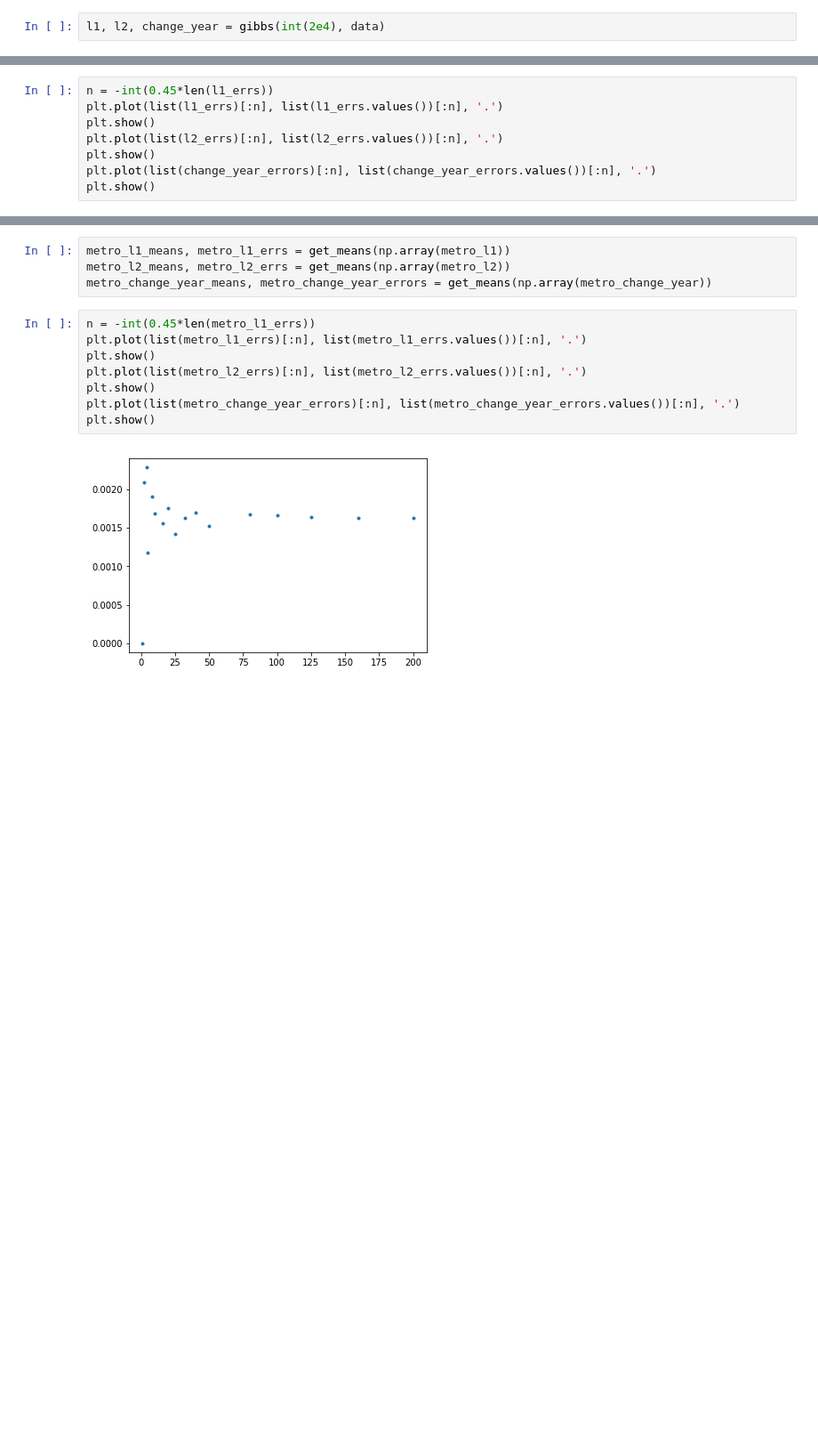
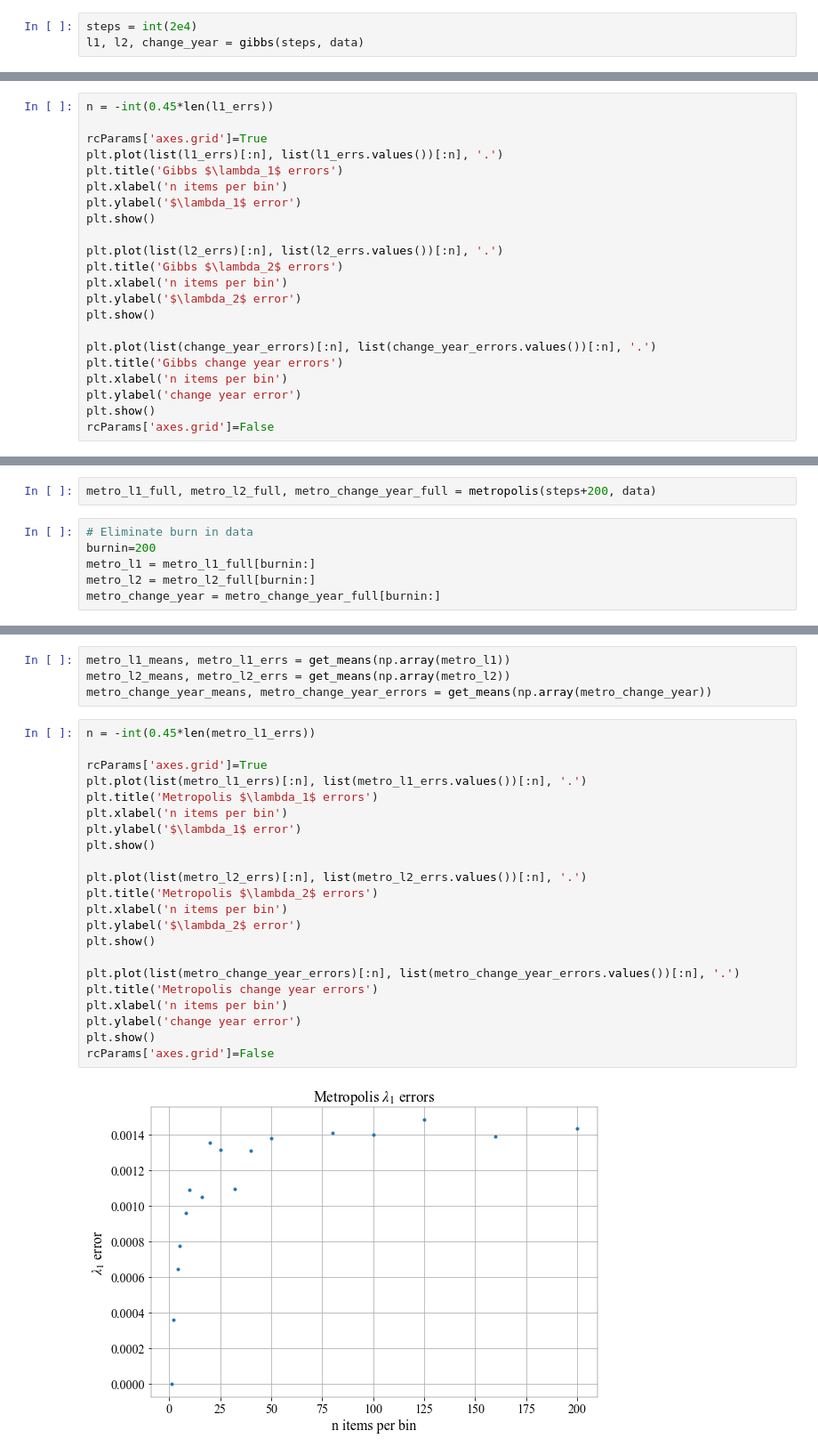
Before and after one commit to ADLeonelli/phys139-final, a Jupyter notebook: phys139_final/phys139_final.ipynb, the cells around one changed output, grey strips where cells are left out. Shown: that part at 89% size. Drawn from its saved outputs; the diff is of its cells as text; blank space fills up the shorter version.

```diff
--- a/phys139_final/phys139_final.ipynb
+++ b/phys139_final/phys139_final.ipynb
@@ -174,5 +186,6 @@ def metropolis(steps, data):
 # %%
-l1, l2, change_year = gibbs(int(2e4), data)
+steps = int(2e4)
+l1, l2, change_year = gibbs(steps, data)
 # %% [markdown]
 ## Part C
 # %%
@@ -224,10 +247,24 @@ l2_means, l2_errs = get_means(np.array(l2))
 change_year_means, change_year_errors = get_means(np.array(change_year))
 # %%
 n = -int(0.45*len(l1_errs))
+
+rcParams['axes.grid']=True
 plt.plot(list(l1_errs)[:n], list(l1_errs.values())[:n], '.')
+plt.title('Gibbs $\lambda_1$ errors')
+plt.xlabel('n items per bin')
+plt.ylabel('$\lambda_1$ error')
 plt.show()
+
 plt.plot(list(l2_errs)[:n], list(l2_errs.values())[:n], '.')
+plt.title('Gibbs $\lambda_2$ errors')
+plt.xlabel('n items per bin')
+plt.ylabel('$\lambda_2$ error')
 plt.show()
+
 plt.plot(list(change_year_errors)[:n], list(change_year_errors.values())[:n], '.')
+plt.title('Gibbs change year errors')
+plt.xlabel('n items per bin')
+plt.ylabel('change year error')
 plt.show()
+rcParams['axes.grid']=False
 # %% [output]
@@ -251 +286,9 @@ metro_l1, metro_l2, metro_change_year = metropolis(int(2e4), data)
+# %%
+metro_l1_full, metro_l2_full, metro_change_year_full = metropolis(steps+200, data)
+# %%
+# Eliminate burn in data
+burnin=200
+metro_l1 = metro_l1_full[burnin:]
+metro_l2 = metro_l2_full[burnin:]
+metro_change_year = metro_change_year_full[burnin:]
 # %%
@@ -271,11 +323,25 @@ metro_l2_means, metro_l2_errs = get_means(np.array(metro_l2))
 metro_change_year_means, metro_change_year_errors = get_means(np.array(metro_change_year))
 # %%
 n = -int(0.45*len(metro_l1_errs))
+
+rcParams['axes.grid']=True
 plt.plot(list(metro_l1_errs)[:n], list(metro_l1_errs.values())[:n], '.')
+plt.title('Metropolis $\lambda_1$ errors')
+plt.xlabel('n items per bin')
+plt.ylabel('$\lambda_1$ error')
 plt.show()
+
 plt.plot(list(metro_l2_errs)[:n], list(metro_l2_errs.values())[:n], '.')
+plt.title('Metropolis $\lambda_2$ errors')
+plt.xlabel('n items per bin')
+plt.ylabel('$\lambda_2$ error')
 plt.show()
+
 plt.plot(list(metro_change_year_errors)[:n], list(metro_change_year_errors.values())[:n], '.')
+plt.title('Metropolis change year errors')
+plt.xlabel('n items per bin')
+plt.ylabel('change year error')
 plt.show()
+rcParams['axes.grid']=False
 # %% [output]
-[figure, old version]
+[figure, new version]
```
Also changed, not shown: parts of 16 cells of this notebook, 5 other files.
